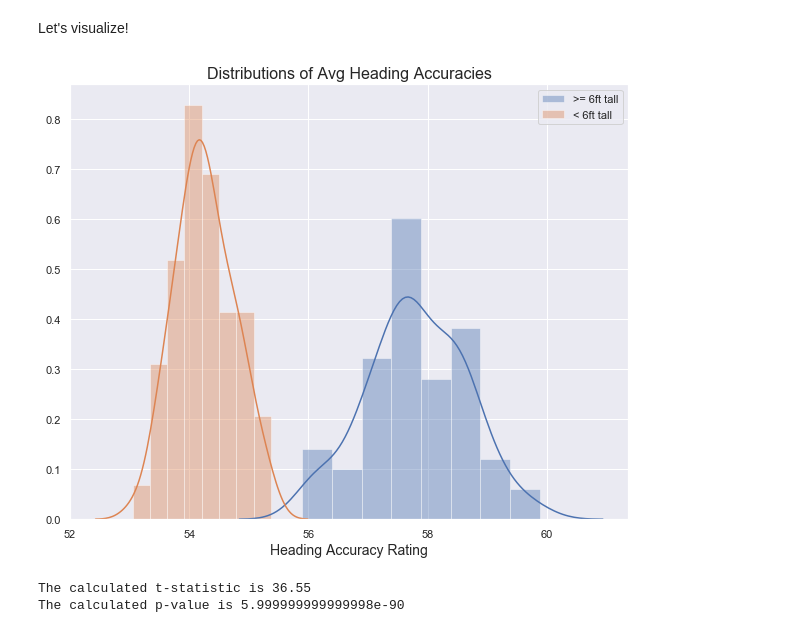
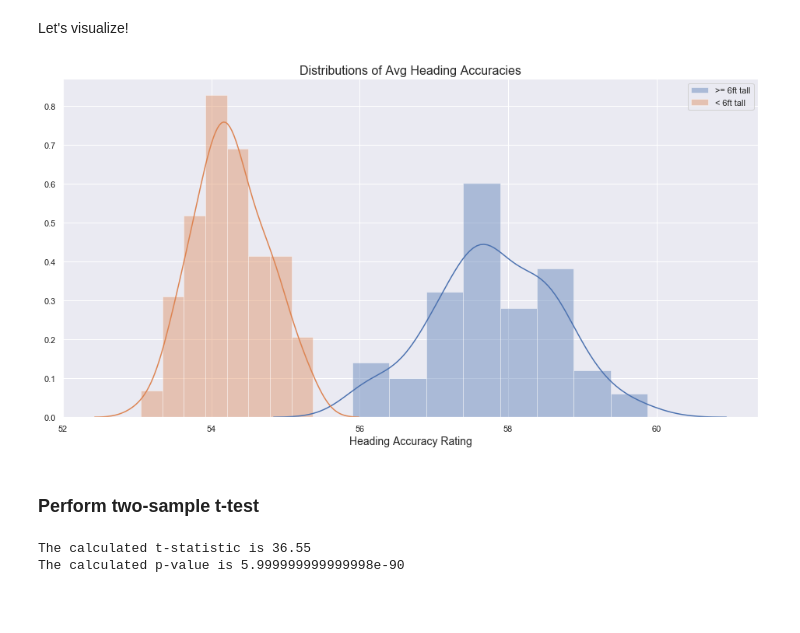
Before and after one commit to mandoiwanaga/pitch_ds_football_analytics, a Jupyter notebook: data/hypothesis_three.ipynb, the cells around one changed output. Saved outputs shown, nothing was run; the diff lists cells and outputs as text; code cells hidden in the pictures; blank space fills up the shorter version.

```diff
--- a/data/hypothesis_three.ipynb
+++ b/data/hypothesis_three.ipynb
@@ -194,15 +196,17 @@ print(means_short[:10])
 # %% [markdown]
 Let's visualize!
 # %%
-sns.set(rc={'figure.figsize':(10,8)})
+sns.set(rc={'figure.figsize':(16,8)})
 sns.distplot(means_tall, label='>= 6ft tall')
 sns.distplot(means_short, label = '< 6ft tall')
 plt.legend()
 plt.title("Distributions of Avg Heading Accuracies", fontsize = 16)
 plt.xlabel("Heading Accuracy Rating", fontsize = 14)
 plt.show()
 # %% [output]
-[figure, old version]
+[figure, new version]
+# %% [markdown]
+### Perform two-sample t-test
 # %%
 t_stat, p_value = stats.ttest_ind(means_tall, means_short)
 # %%
```
Also changed, not shown: parts of 2 cells of this notebook.
